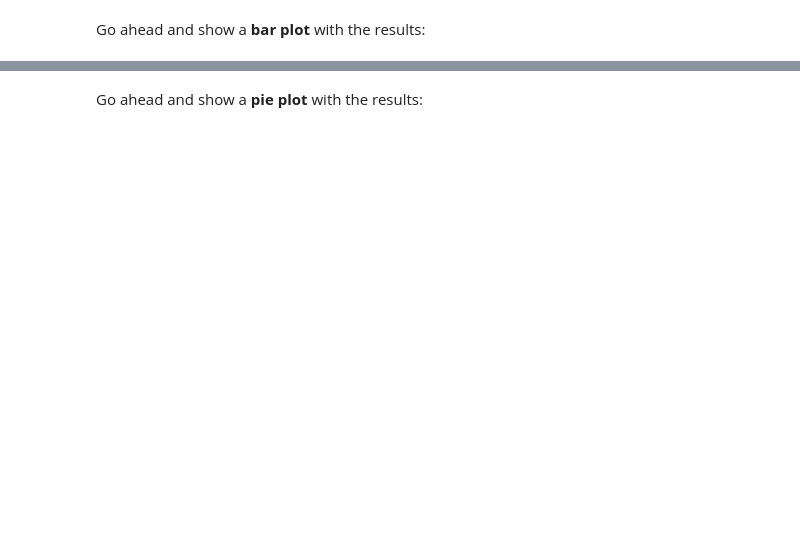
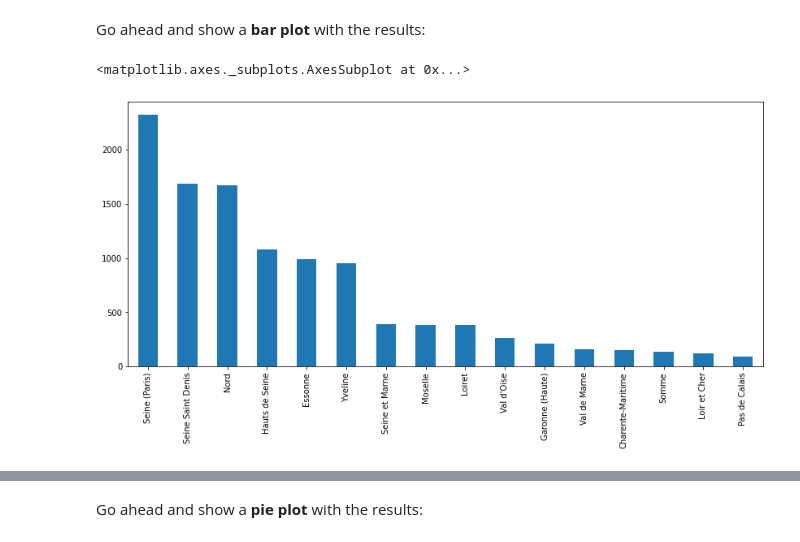
Before and after one commit to SebGonS/FCC-Data-Analysis, a Jupyter notebook: Exercises and Lessons 1-2/Exercises_1.ipynb, the cells around one changed output, grey strips where cells are left out. Saved outputs shown, nothing was run; the diff lists cells and outputs as text; code cells hidden in the pictures; blank space fills up the shorter version.

```diff
--- a/Exercises and Lessons 1-2/Exercises_1.ipynb
+++ b/Exercises and Lessons 1-2/Exercises_1.ipynb
@@ -583,5 +621,9 @@ france_states
 Go ahead and show a <b>bar plot</b> with the results:
 # %%
 # your code goes here
+france_states.plot(kind='bar',figsize=(14,6))
+# %% [output]
+<matplotlib.axes._subplots.AxesSubplot at 0x...>
+[figure, added]
 # %%
 france_states.plot(kind='bar', figsize=(14,6))
```
Also changed, not shown: parts of 16 cells of this notebook.
